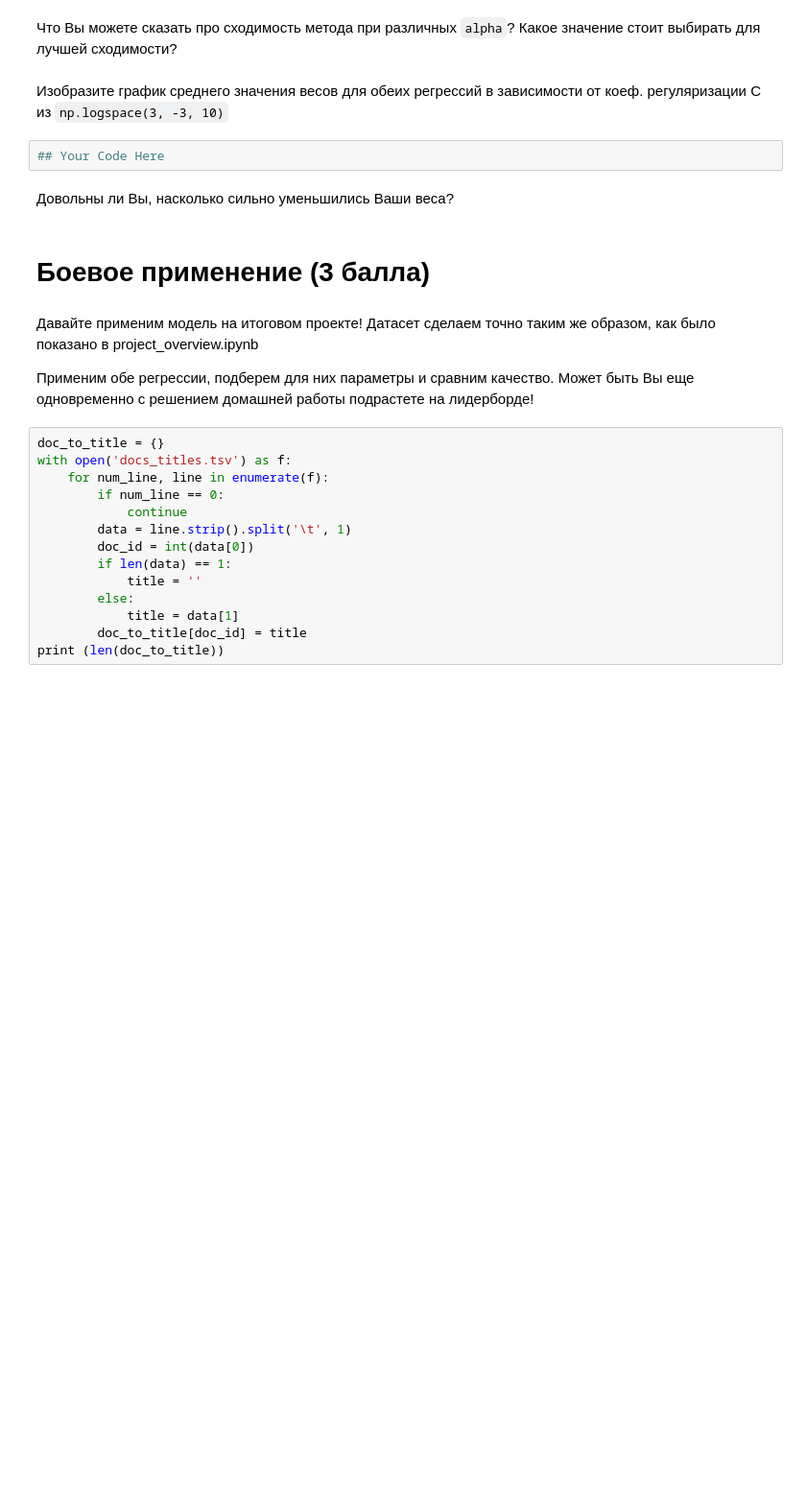
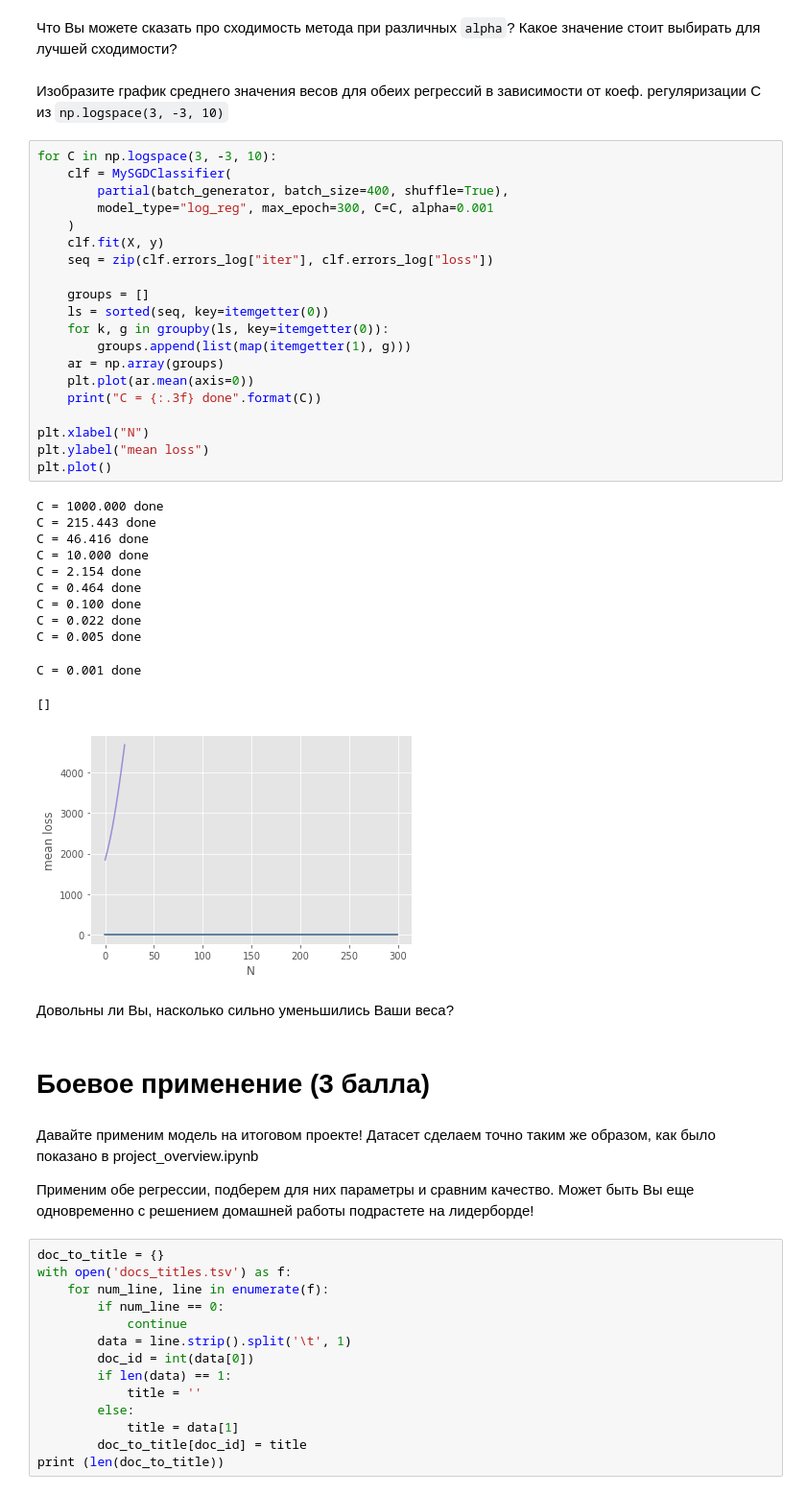
Before and after one commit to LevKats/ml1.sphere, a Jupyter notebook: 2019-09/hw2/kats_hw2.ipynb, the cells around one changed output. Shown at 96% size. Drawn from its saved outputs; the diff is of its cells as text; blank space fills up the shorter version.

```diff
--- a/2019-09/hw2/kats_hw2.ipynb
+++ b/2019-09/hw2/kats_hw2.ipynb
@@ -525,8 +650,39 @@ $N$ можно брать 10, 50, 100 и т.д.
 Что Вы можете сказать про сходимость метода при различных `alpha`? Какое значение стоит выбирать для лучшей сходимости?
 # %% [markdown]
 Изобразите график среднего значения весов для обеих регрессий в зависимости от коеф. регуляризации С из `np.logspace(3, -3, 10)`
-# %%
-## Your Code Here
+# %%
+for C in np.logspace(3, -3, 10):
+    clf = MySGDClassifier(
+        partial(batch_generator, batch_size=400, shuffle=True),
+        model_type="log_reg", max_epoch=300, C=C, alpha=0.001
+    )
+    clf.fit(X, y)
+    seq = zip(clf.errors_log["iter"], clf.errors_log["loss"])
+
+    groups = []
+    ls = sorted(seq, key=itemgetter(0))
+    for k, g in groupby(ls, key=itemgetter(0)):
+        groups.append(list(map(itemgetter(1), g)))
+    ar = np.array(groups)
+    plt.plot(ar.mean(axis=0))
+    print("C = {:.3f} done".format(C))
+
+plt.xlabel("N")
+plt.ylabel("mean loss")
+plt.plot()
+# %% [output]
+C = 1000.000 done
+C = 215.443 done
+C = 46.416 done
+C = 10.000 done
+C = 2.154 done
+C = 0.464 done
+C = 0.100 done
+C = 0.022 done
+C = 0.005 done
+C = 0.001 done
+[]
+[figure, added]
 # %% [markdown]
 Довольны ли Вы, насколько сильно уменьшились Ваши веса?
 # %% [markdown]
```
Also changed, not shown: parts of 17 cells of this notebook, 1 other file.
